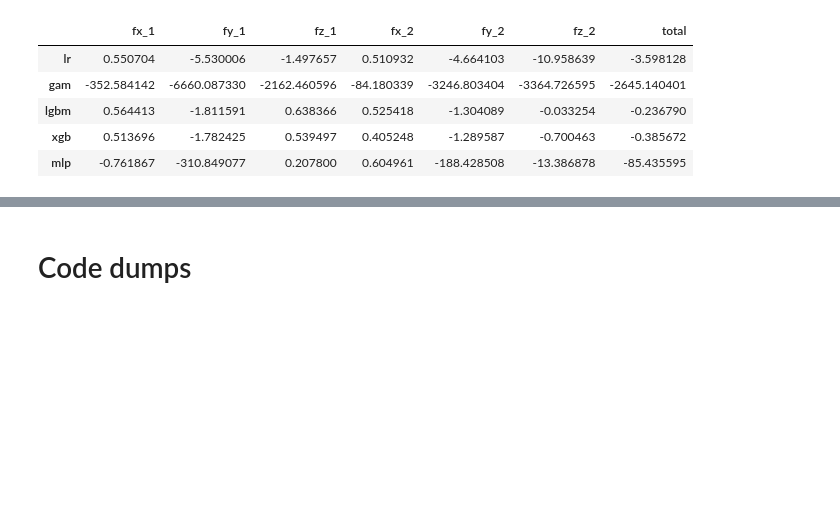
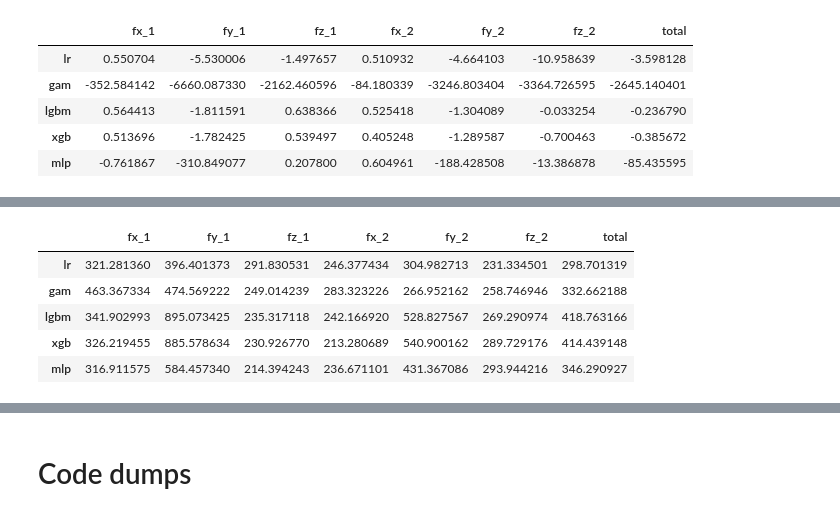
Before and after one commit to aumyfarhan/robot_force_prediction, a Jupyter notebook: Regression_Models.ipynb, the cells around one changed output, grey strips where cells are left out. Cells and saved outputs as stored; diff of their text form; code cells hidden in the pictures; blank space fills up the shorter version.

```diff
--- a/Regression_Models.ipynb
+++ b/Regression_Models.ipynb
@@ -383,0 +373,3 @@ r2_df
+# %%
+feature_subset = ['x_enc_1', 'y_enc_1', 'z_enc_1', 'y_enc_2', 'z_enc_2']
+data_1_mod = data_1[feature_subset + output_columns]
@@ -383,0 +395,5 @@ r2_df
+# %%
+def add_polynomial_feature(data):
+    for feature in feature_subset:
+        data[feature +'_quad']  = data[feature] ** 2
+    return data
@@ -383,0 +440,12 @@ r2_df
+# %%
+accuracy_list = []
+datasets      = [data_1, data_2, data_4]
+for data in datasets:
+    rmse_dicts = {}
+    r2_dicts   = {}
+    for key, val in model_dict.items():
+        print(f"key: {key}")
+        rmse_dict, r2_dict = get_accuracy_mod(val, data)
+        rmse_dicts[key] = rmse_dict
+        r2_dicts[key] = r2_dict
+    accuracy_list.append((rmse_dicts, r2_dicts))
@@ -383,0 +470,30 @@ r2_df
+# %%
+def populate_dataframe(accuracy_dict):
+    dataframe = pd.DataFrame.from_dict(accuracy_dict, orient='index')
+    dataframe['total'] = dataframe.mean(axis=1)
+    return dataframe
+
+dataframe_list = []
+for accuracy in accuracy_list:
+    rmse_df = populate_dataframe(accuracy[0])
+    r2_df = populate_dataframe(accuracy[1])
+    dataframe_list.append((rmse_df, r2_df))
+
+rmse_df_data_1 = dataframe_list[0][0]
+rmse_df_data_2 = dataframe_list[1][0]
+rmse_df_data_4 = dataframe_list[2][0]
+rmse_df = sum([rmse_df_data_1/3, rmse_df_data_2/3, rmse_df_data_4/3])
+
+r2_df_data_1 = dataframe_list[0][1]
+r2_df_data_2 = dataframe_list[1][1]
+r2_df_data_4 = dataframe_list[2][1]
+r2_df = sum([r2_df_data_1/3, r2_df_data_2/3, r2_df_data_4/3])
+# %%
+rmse_df_data_1
+# %% [output]
+|  | fx_1 | fy_1 | fz_1 | fx_2 | fy_2 | fz_2 | total |
+| lr | 321.281360 | 396.401373 | 291.830531 | 246.377434 | 304.982713 | 231.334501 | 298.701319 |
+| gam | 463.367334 | 474.569222 | 249.014239 | 283.323226 | 266.952162 | 258.746946 | 332.662188 |
+| lgbm | 341.902993 | 895.073425 | 235.317118 | 242.166920 | 528.827567 | 269.290974 | 418.763166 |
+| xgb | 326.219455 | 885.578634 | 230.926770 | 213.280689 | 540.900162 | 289.729176 | 414.439148 |
+| mlp | 316.911575 | 584.457340 | 214.394243 | 236.671101 | 431.367086 | 293.944216 | 346.290927 |
```
Also changed, not shown: parts of 17 cells of this notebook.
